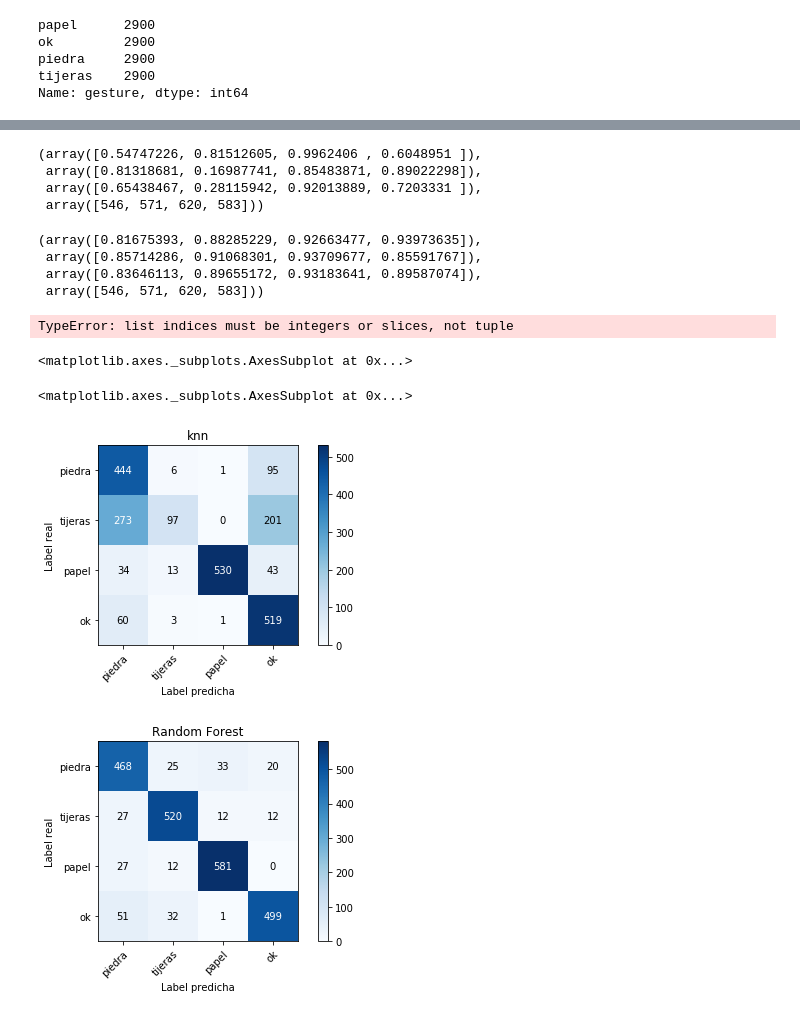
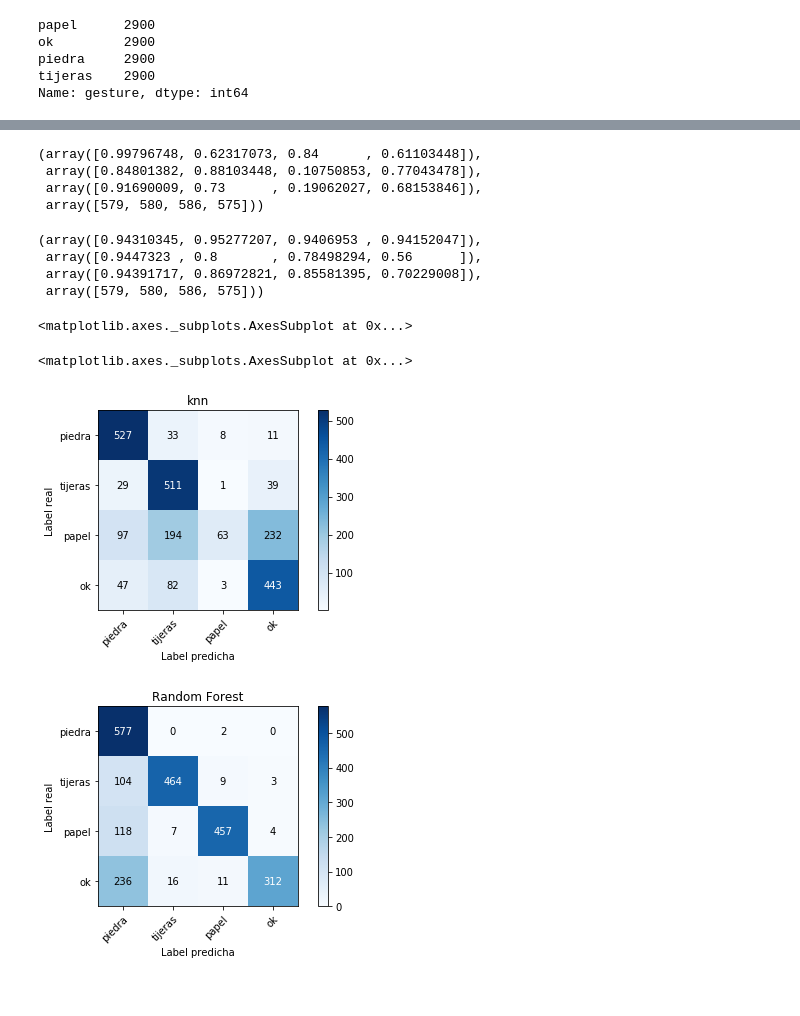
Before and after one commit to hector-moreno/datamad0119, a Jupyter notebook: module-3/supervised-learning-project/your-code/main.ipynb, the cells around one changed output, grey strips where cells are left out. Cells and saved outputs as stored; diff of their text form; code cells hidden in the pictures.

```diff
--- a/module-3/supervised-learning-project/your-code/main.ipynb
+++ b/module-3/supervised-learning-project/your-code/main.ipynb
@@ -179,7 +183,8 @@ X_columns = gestures.columns[:-1]
 
 X = gestures[X_columns]
 y = gestures['gesture']
-#y = label_binarize(y, classes=['piedra', 'tijeras', 'papel', 'ok'])
+y = label_binarize(y, classes=['piedra', 'tijeras', 'papel', 'ok'])
+n_classes = 4
 
 # Realizamos el train / test split.
 
@@ -189,15 +194,15 @@ X_train, X_test, y_train, y_test = train_test_split(X, y, test_size=0.2)
 # Generamos el modelo.
 
 # Creamos el clasificador KNN
-knn = KNeighborsClassifier(n_neighbors=5)
+clf = OneVsRestClassifier(KNeighborsClassifier(n_neighbors=5))
 
 # Entrenamos el modelo usando el training set
-knn.fit(X_train, y_train)
+y_score = clf.fit(X_train, y_train)
 
 # Realizamos la predinct con el target set
-y_pred_knn = knn.predict(X_test)
+y_pred_knn = clf.predict(X_test)
 
-from sklearn import metrics
+
 
 # Calculamos el accuracy del modelo
 
@@ -209,10 +242,10 @@ Accuracy: 0.6853448275862069
 # Generamos el modelo.
 
 # Creamos el clasificador RandomForestClassifier
-clf = RandomForestClassifier()
+clf = OneVsRestClassifier(RandomForestClassifier())
 
 # Entrenamos el modelo usando el training set
-clf.fit(X_train, y_train)
+y_score = clf.fit(X_train, y_train)
 
 # Realizamos la predinct con el target set
 y_pred_RF = clf.predict(X_test)
@@ -224,0 +258,19 @@ Accuracy: 0.8913793103448275
+# %%
+fpr = dict()
+tpr = dict()
+roc_auc = dict()
+for i in range(n_classes):
+    fpr[i], tpr[i], _ = roc_curve(y_test[:, i], y_pred_RF[:, i])
+    roc_auc[i] = auc(fpr[i], tpr[i])
+
+for i in range(n_classes):
+    plt.figure()
+    plt.plot(fpr[i], tpr[i])
+    plt.plot([0,1], [0,1], 'k--')
+    plt.xlim([0.0, 1.0])
+    plt.ylim([0.0, 1.05])
+    plt.xlabel('False Positive rate')
+    plt.ylabel('True Positive rate')
+    plt.title('Receiver')
+    plt.legend(loc= 'lower right')
+    plt.show()
@@ -231,11 +292,11 @@ display(precision_recall_fscore_support(y_test, y_pred_knn))
 
 display(precision_recall_fscore_support(y_test, y_pred_RF))
 # %% [output]
-(array([0.54747226, 0.81512605, 0.9962406 , 0.6048951 ]),
- array([0.81318681, 0.16987741, 0.85483871, 0.89022298]),
- array([0.65438467, 0.28115942, 0.92013889, 0.7203331 ]),
- array([546, 571, 620, 583]))
+(array([0.99796748, 0.62317073, 0.84      , 0.61103448]),
+ array([0.84801382, 0.88103448, 0.10750853, 0.77043478]),
+ array([0.91690009, 0.73      , 0.19062027, 0.68153846]),
+ array([579, 580, 586, 575]))
-(array([0.81675393, 0.88285229, 0.92663477, 0.93973635]),
- array([0.85714286, 0.91068301, 0.93709677, 0.85591767]),
- array([0.83646113, 0.89655172, 0.93183641, 0.89587074]),
- array([546, 571, 620, 583]))
+(array([0.94310345, 0.95277207, 0.9406953 , 0.94152047]),
+ array([0.9447323 , 0.8       , 0.78498294, 0.56      ]),
+ array([0.94391717, 0.86972821, 0.85581395, 0.70229008]),
+ array([579, 580, 586, 575]))
@@ -258,8 +303,3 @@ def plotMetricsCompare(X, y, cls1, cls2):
-# %%
-# Ejecutamos la función para generar la AUC comparada de ambos modelos
-plotMetricsCompare(X, y, knn, clf)
-# %% [output]
-TypeError: list indices must be integers or slices, not tuple
 # %%
 # Creamos la función para generar la confusion matrix
 
@@ -312,11 +352,11 @@ def plot_confusion_matrix(y_test, y_pred, classes,
 # %%
 # Ejecutamos la función para generar la confusion matrix de cada modelo
 
-display(plot_confusion_matrix(y_test, y_pred_knn, ['piedra', 'tijeras', 'papel', 'ok'], title='knn'))
+display(plot_confusion_matrix(y_test.argmax(axis=1), y_pred_knn.argmax(axis=1), ['piedra', 'tijeras', 'papel', 'ok'], title='knn'))
 
-display(plot_confusion_matrix(y_test, y_pred_RF, ['piedra', 'tijeras', 'papel', 'ok'], title='Random Forest'))
+display(plot_confusion_matrix(y_test.argmax(axis=1), y_pred_RF.argmax(axis=1), ['piedra', 'tijeras', 'papel', 'ok'], title='Random Forest'))
 # %% [output]
 <matplotlib.axes._subplots.AxesSubplot at 0x...>
 <matplotlib.axes._subplots.AxesSubplot at 0x...>
-[figure, old version]
+[figure, new version]
-[figure, old version]
+[figure, new version]
```
Also changed, not shown: parts of 7 cells of this notebook.
